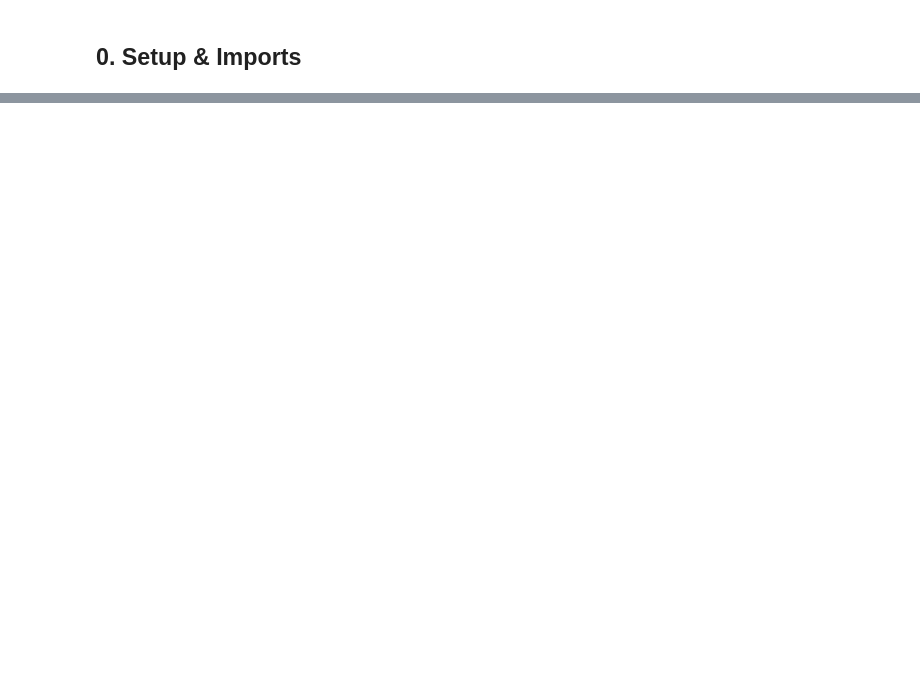
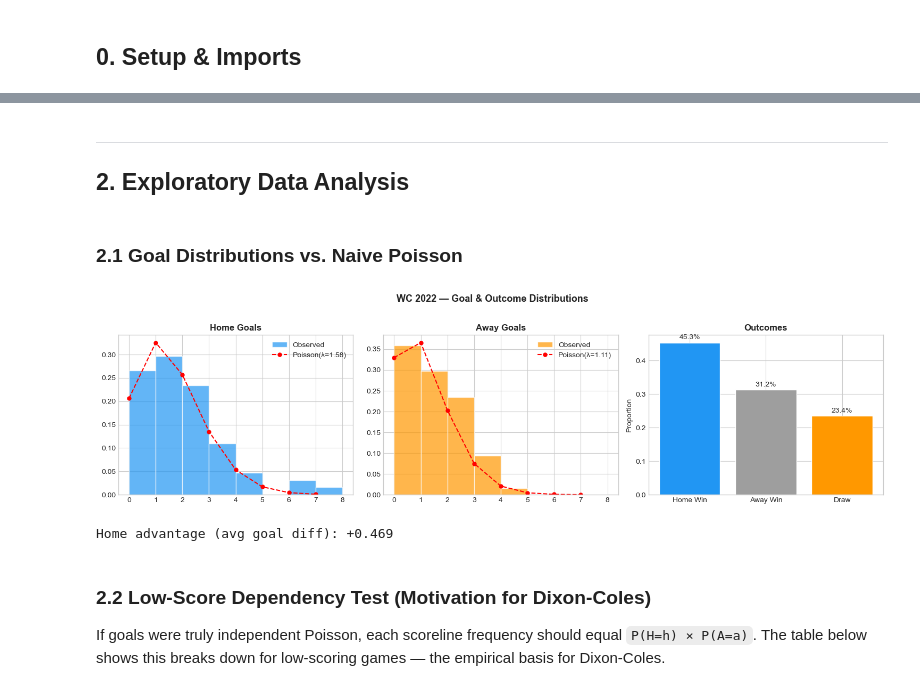
Before and after one commit to gabiyanu/Soccer-Predictor, a Jupyter notebook: model_evaluation.ipynb, the cells around one changed output, grey strips where cells are left out. Drawn from its saved outputs; the diff is of its cells as text; code cells hidden in the pictures; blank space fills up the shorter version.

Commit message:
add python notebook and visualizations
add python notebook and visualizations

```diff
--- a/model_evaluation.ipynb
+++ b/model_evaluation.ipynb
@@ -581,0 +136,41 @@ print('=' * 60)
+# %% [markdown]
+---
+## 2. Exploratory Data Analysis
+# %% [markdown]
+### 2.1 Goal Distributions vs. Naive Poisson
+# %%
+fig, axes = plt.subplots(1, 3, figsize=(15, 4))
+lam_h = wc2022['home_score'].mean()
+lam_a = wc2022['away_score'].mean()
+x = np.arange(0, 8)
+
+axes[0].hist(wc2022['home_score'], bins=range(0,9), color='#2196F3',
+             alpha=0.7, edgecolor='white', density=True, label='Observed')
+axes[0].plot(x, poisson.pmf(x, lam_h), 'r--o', ms=5, label=f'Poisson(λ={lam_h:.2f})')
+axes[0].set_title('Home Goals', fontweight='bold'); axes[0].legend()
+
+axes[1].hist(wc2022['away_score'], bins=range(0,9), color='#FF9800',
+             alpha=0.7, edgecolor='white', density=True, label='Observed')
+axes[1].plot(x, poisson.pmf(x, lam_a), 'r--o', ms=5, label=f'Poisson(λ={lam_a:.2f})')
+axes[1].set_title('Away Goals', fontweight='bold'); axes[1].legend()
+
+oc = wc2022['result'].map({'H':'Home Win','D':'Draw','A':'Away Win'}).value_counts()
+bars = axes[2].bar(oc.index, oc / len(wc2022),
+                   color=['#2196F3','#9E9E9E','#FF9800'], edgecolor='white')
+axes[2].set_title('Outcomes', fontweight='bold'); axes[2].set_ylabel('Proportion')
+for b, v in zip(bars, oc / len(wc2022)):
+    axes[2].text(b.get_x()+b.get_width()/2, b.get_height()+0.01, f'{v:.1%}', ha='center')
+
+plt.suptitle('WC 2022 — Goal & Outcome Distributions', fontsize=13, fontweight='bold', y=1.02)
+plt.tight_layout()
+plt.savefig('goal_distributions.png', dpi=150, bbox_inches='tight')
+plt.show()
+print(f'Home advantage (avg goal diff): {lam_h - lam_a:+.3f}')
+# %% [output]
+[figure, added]
+Home advantage (avg goal diff): +0.469
+# %% [markdown]
+### 2.2 Low-Score Dependency Test (Motivation for Dixon-Coles)
+
+If goals were truly independent Poisson, each scoreline frequency should equal `P(H=h) × P(A=a)`.
+The table below shows this breaks down for low-scoring games — the empirical basis for Dixon-Coles.
```
Also changed, not shown: parts of 55 cells of this notebook, 5 other files.
